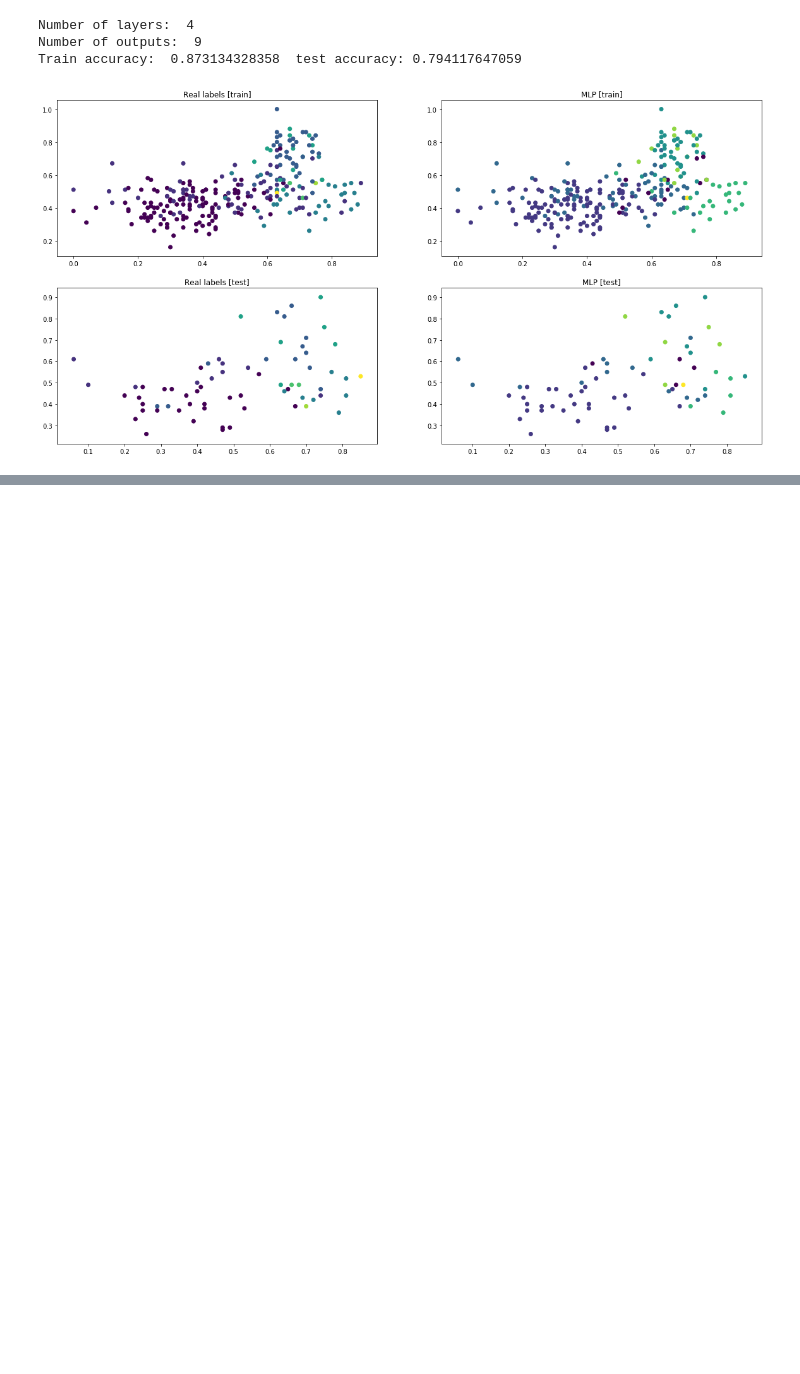
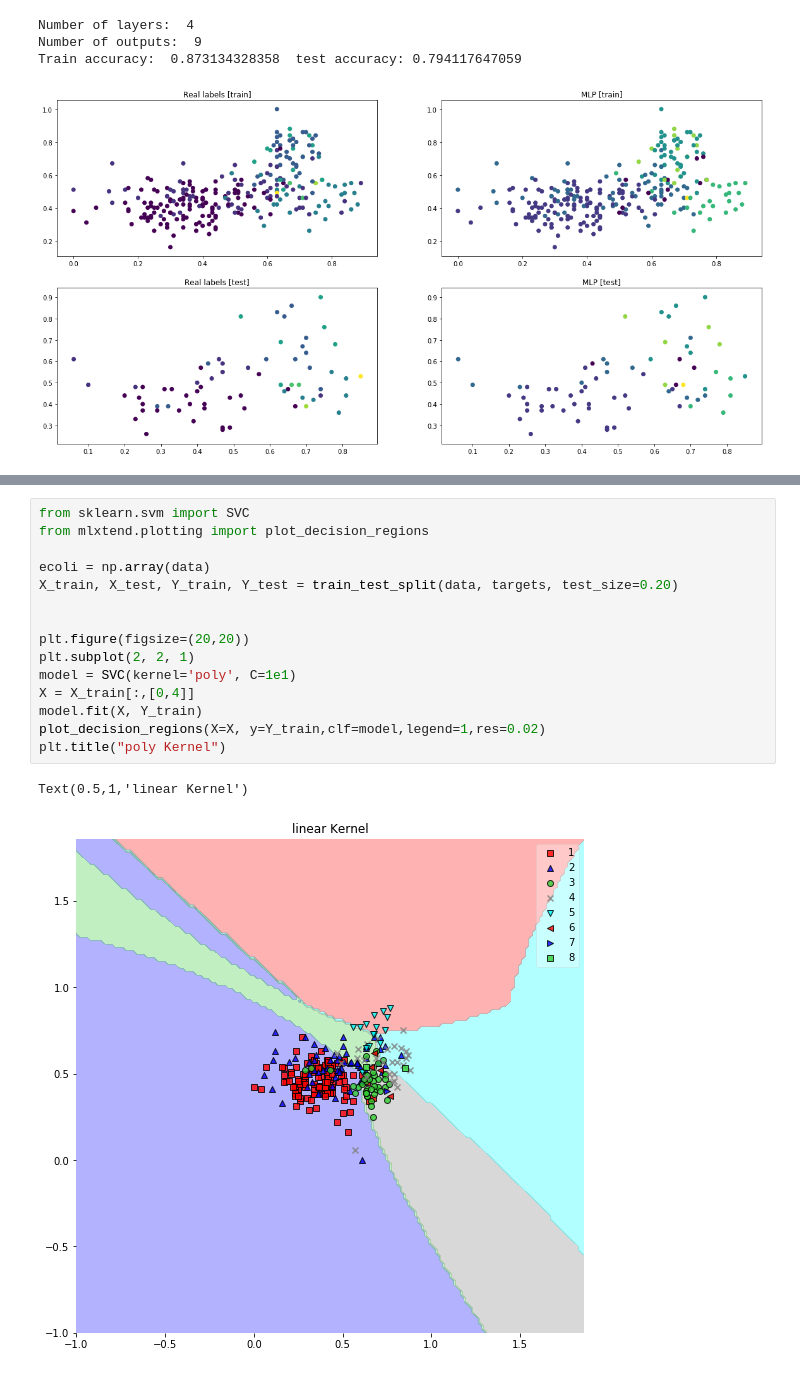
Before and after one commit to tamer-abdulghani/breast-cancer-ecoli-classification, a Jupyter notebook: Notebook/EcoliDataset.ipynb, the cells around one changed output, grey strips where cells are left out. Drawn from its saved outputs; the diff is of its cells as text; blank space fills up the shorter version.

```diff
--- a/Notebook/EcoliDataset.ipynb
+++ b/Notebook/EcoliDataset.ipynb
@@ -513,0 +516,18 @@ Train accuracy:  0.873134328358  test accuracy: 0.794117647059
+# %%
+from sklearn.svm import SVC
+from mlxtend.plotting import plot_decision_regions
+
+ecoli = np.array(data)
+X_train, X_test, Y_train, Y_test = train_test_split(data, targets, test_size=0.20)
+
+
+plt.figure(figsize=(20,20))
+plt.subplot(2, 2, 1)
+model = SVC(kernel='poly', C=1e1)
+X = X_train[:,[0,4]]
+model.fit(X, Y_train)
+plot_decision_regions(X=X, y=Y_train,clf=model,legend=1,res=0.02)
+plt.title("poly Kernel")
+# %% [output]
+Text(0.5,1,'linear Kernel')
+[figure, added]
```
Also changed, not shown: parts of 9 cells of this notebook.
